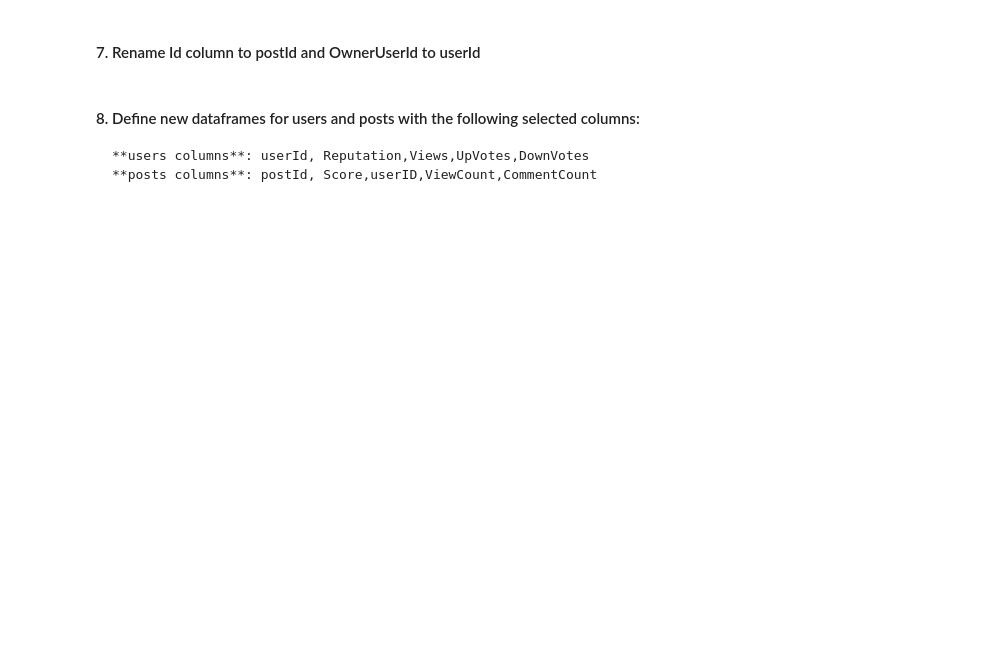
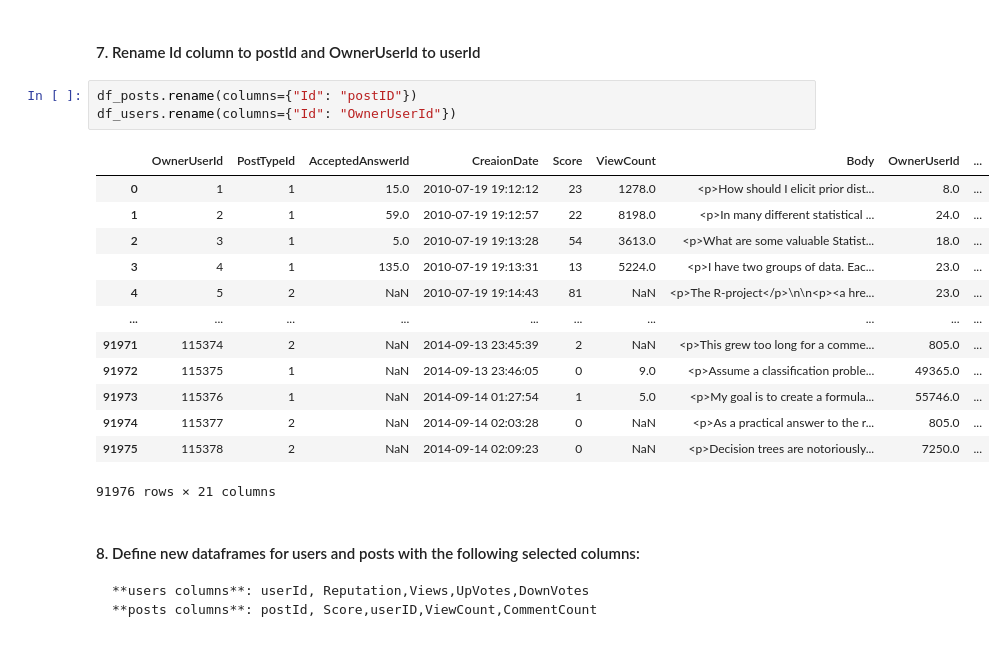
Before and after one commit to CristopherRL/dataptmad1019, a Jupyter notebook: module-1/lab-data_cleaning/your-code/main.ipynb, the cells around one changed output. Saved outputs shown, nothing was run; the diff lists cells and outputs as text; blank space fills up the shorter version.

```diff
--- a/module-1/lab-data_cleaning/your-code/main.ipynb
+++ b/module-1/lab-data_cleaning/your-code/main.ipynb
@@ -27,5 +68,22 @@ df_users.rename(columns={"Id column": "userId"})
 # %% [markdown]
 #### 7. Rename Id column to postId and OwnerUserId to userId
+# %%
+df_posts.rename(columns={"Id": "postID"})
+df_users.rename(columns={"Id": "OwnerUserId"})
+# %% [output]
+|  | OwnerUserId | PostTypeId | AcceptedAnswerId | CreaionDate | Score | ViewCount | Body | OwnerUserId | ... |
+| 0 | 1 | 1 | 15.0 | 2010-07-19 19:12:12 | 23 | 1278.0 | <p>How should I elicit prior dist... | 8.0 | ... |
+| 1 | 2 | 1 | 59.0 | 2010-07-19 19:12:57 | 22 | 8198.0 | <p>In many different statistical ... | 24.0 | ... |
+| 2 | 3 | 1 | 5.0 | 2010-07-19 19:13:28 | 54 | 3613.0 | <p>What are some valuable Statist... | 18.0 | ... |
+| 3 | 4 | 1 | 135.0 | 2010-07-19 19:13:31 | 13 | 5224.0 | <p>I have two groups of data. Eac... | 23.0 | ... |
+| 4 | 5 | 2 | NaN | 2010-07-19 19:14:43 | 81 | NaN | <p>The R-project</p>\n\n<p><a hre... | 23.0 | ... |
+| ... | ... | ... | ... | ... | ... | ... | ... | ... | ... |
+| 91971 | 115374 | 2 | NaN | 2014-09-13 23:45:39 | 2 | NaN | <p>This grew too long for a comme... | 805.0 | ... |
+| 91972 | 115375 | 1 | NaN | 2014-09-13 23:46:05 | 0 | 9.0 | <p>Assume a classification proble... | 49365.0 | ... |
+| 91973 | 115376 | 1 | NaN | 2014-09-14 01:27:54 | 1 | 5.0 | <p>My goal is to create a formula... | 55746.0 | ... |
+| 91974 | 115377 | 2 | NaN | 2014-09-14 02:03:28 | 0 | NaN | <p>As a practical answer to the r... | 805.0 | ... |
+| 91975 | 115378 | 2 | NaN | 2014-09-14 02:09:23 | 0 | NaN | <p>Decision trees are notoriously... | 7250.0 | ... |
+91976 rows × 21 columns
 # %% [markdown]
 #### 8. Define new dataframes for users and posts with the following selected columns:
     **users columns**: userId, Reputation,Views,UpVotes,DownVotes
```
Also changed, not shown: parts of 5 cells of this notebook.
